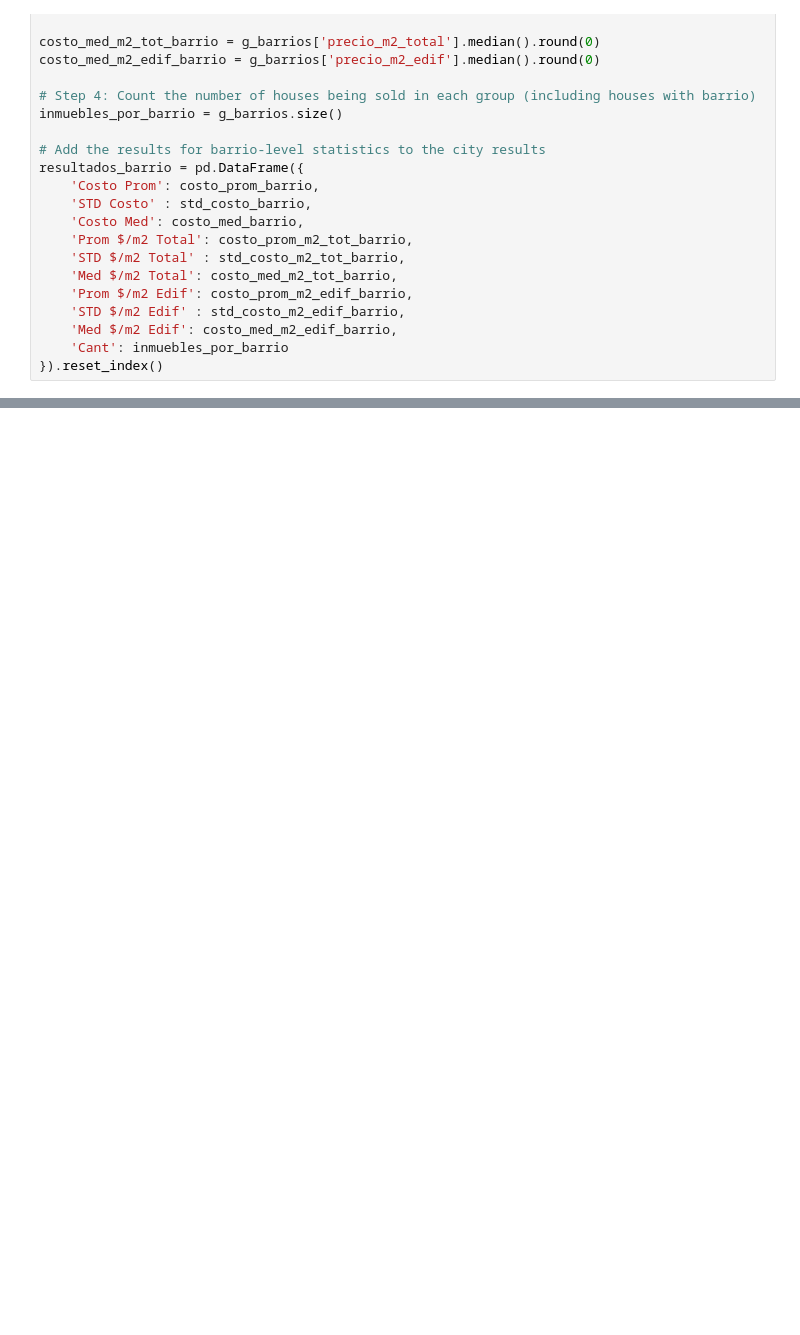
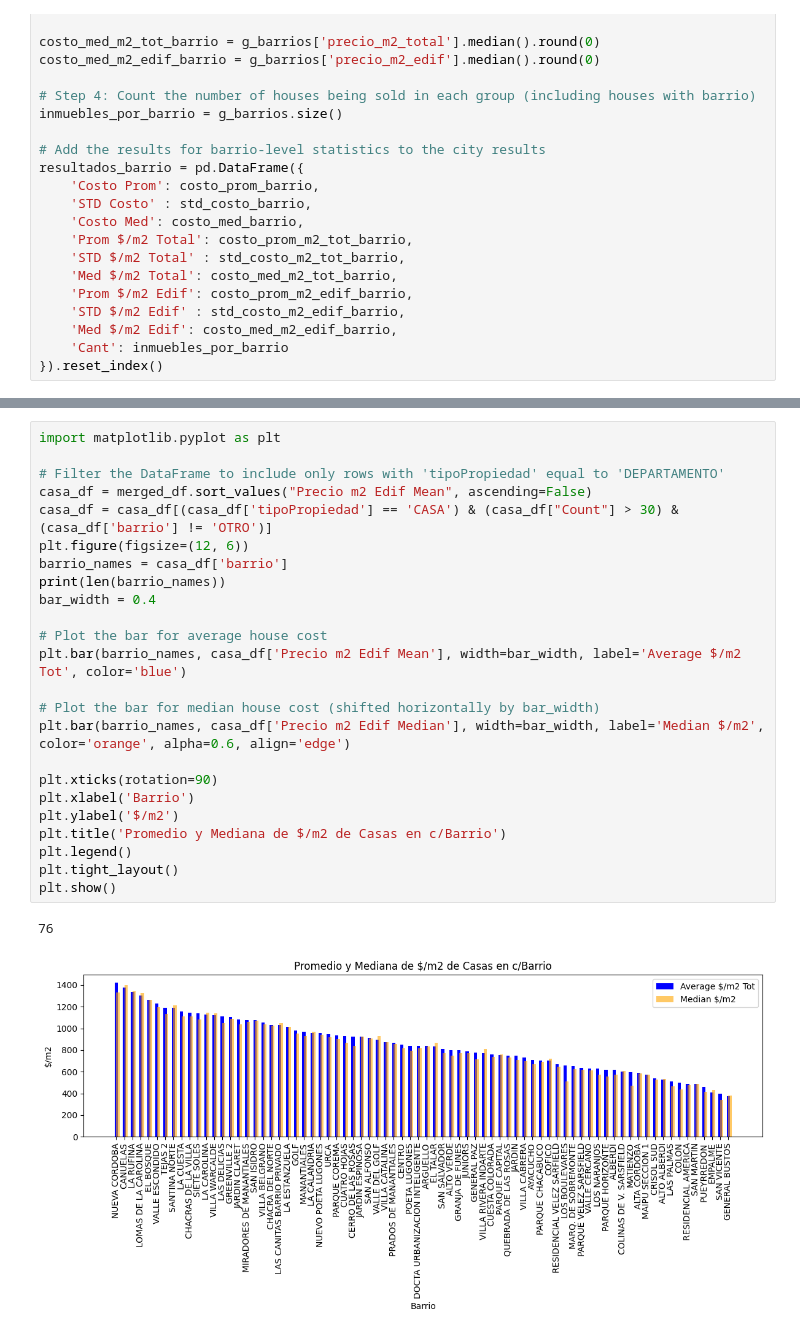
Before and after one commit to josecabralf/WebScraping, a Jupyter notebook: Pandas/LaVoz.ipynb, the cells around one changed output, grey strips where cells are left out. Saved outputs shown, nothing was run; the diff lists cells and outputs as text; blank space fills up the shorter version.

Commit message:
Analisis de datos de LV: Deptos y Casas solamente

```diff
--- a/Pandas/LaVoz.ipynb
+++ b/Pandas/LaVoz.ipynb
@@ -195,0 +249,27 @@ plt.show()
+# %%
+import matplotlib.pyplot as plt
+
+# Filter the DataFrame to include only rows with 'tipoPropiedad' equal to 'DEPARTAMENTO'
+casa_df = merged_df.sort_values("Precio m2 Edif Mean", ascending=False)
+casa_df = casa_df[(casa_df['tipoPropiedad'] == 'CASA') & (casa_df["Count"] > 30) & (casa_df['barrio'] != 'OTRO')]
+plt.figure(figsize=(12, 6))
+barrio_names = casa_df['barrio']
+print(len(barrio_names))
+bar_width = 0.4
+
+# Plot the bar for average house cost
+plt.bar(barrio_names, casa_df['Precio m2 Edif Mean'], width=bar_width, label='Average $/m2 Tot', color='blue')
+
+# Plot the bar for median house cost (shifted horizontally by bar_width)
+plt.bar(barrio_names, casa_df['Precio m2 Edif Median'], width=bar_width, label='Median $/m2', color='orange', alpha=0.6, align='edge')
+
+plt.xticks(rotation=90)
+plt.xlabel('Barrio')
+plt.ylabel('$/m2')
+plt.title('Promedio y Mediana de $/m2 de Casas en c/Barrio')
+plt.legend()
+plt.tight_layout()
+plt.show()
+# %% [output]
+76
+[figure, added]
```
Also changed, not shown: parts of 8 cells of this notebook, 14 other files.
